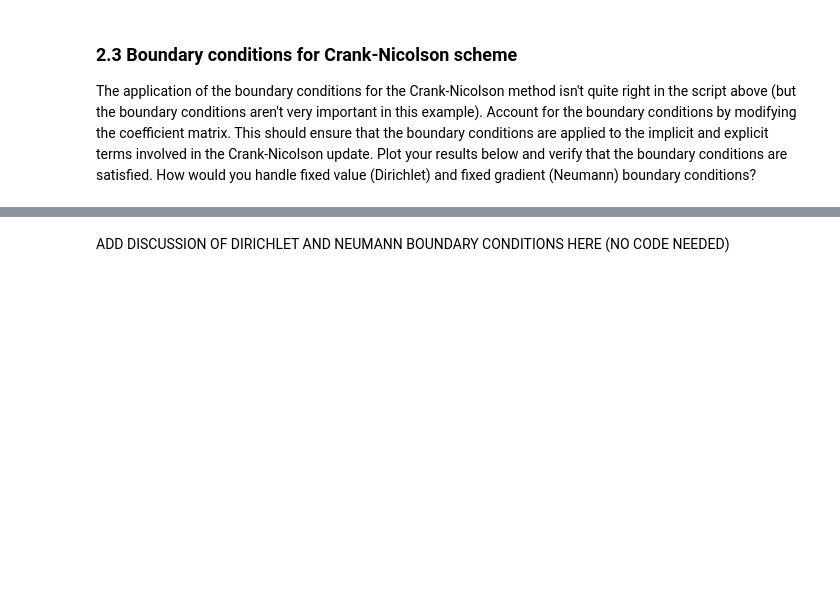
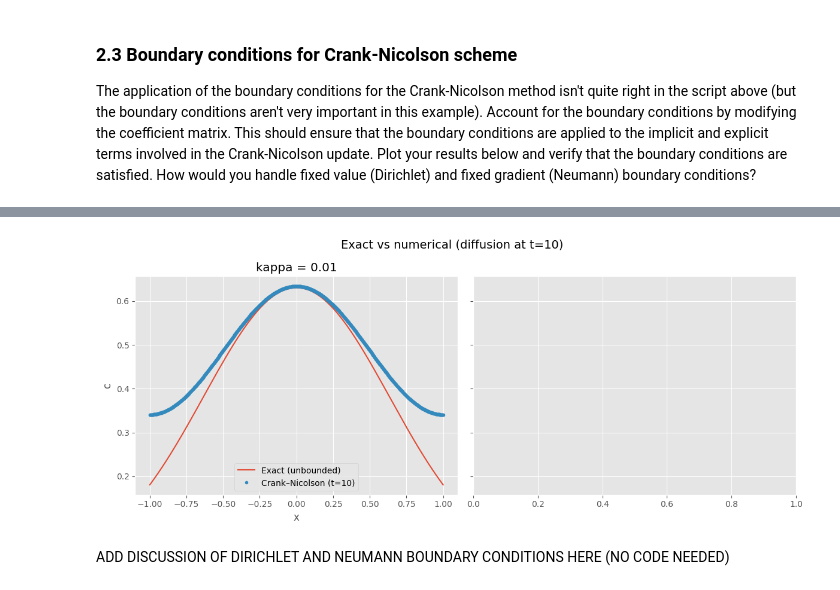
Before and after one commit to JefPhilippe/QCES, a Jupyter notebook: Project1_numerical_methods.ipynb, the cells around one changed output, grey strips where cells are left out. Saved outputs shown, nothing was run; the diff lists cells and outputs as text; code cells hidden in the pictures; blank space fills up the shorter version.

```diff
--- a/Project1_numerical_methods.ipynb
+++ b/Project1_numerical_methods.ipynb
@@ -774,0 +857,25 @@ print(m)
+# %%
+# Add code to plot exact and numerical solutions
+kappas = [0.01]
+t_ic = 10
+
+def exact_solution(x, t, kappa): # define exact solution function
+  return (4 * np.pi * kappa * t)**(-0.5) * np.exp(-x**2 / (4 * kappa * t))
+
+fig, axes = plt.subplots(1, 2, figsize=(12, 5), sharey=True)
+
+for kappa, ax in zip(kappas, axes):
+    c_CN = CN_noforcedBCs(x, t, kappa)
+    c_exact = exact_solution(x, t_end + t_ic, kappa) # shift time window, as t_ic was 10 for numerical models
+
+    ax.plot(x, c_exact, label="Exact (unbounded)")
+    ax.plot(x, c_CN[:, -1], '.', label='Crank–Nicolson (t=10)')
+    ax.set_xlabel('x')
+    ax.set_ylabel('c')
+    ax.set_title(f'kappa = {kappa}')
+    ax.legend()
+
+fig.suptitle('Exact vs numerical (diffusion at t=10)', fontsize=14)
+plt.tight_layout()
+plt.show()
+# %% [output]
@@ -775,2 +883,3 @@ print(m)
+[figure, added]
 # %% [markdown]
 ADD DISCUSSION OF DIRICHLET AND NEUMANN BOUNDARY CONDITIONS HERE (NO CODE NEEDED)
```
Also changed, not shown: parts of 14 cells of this notebook.
